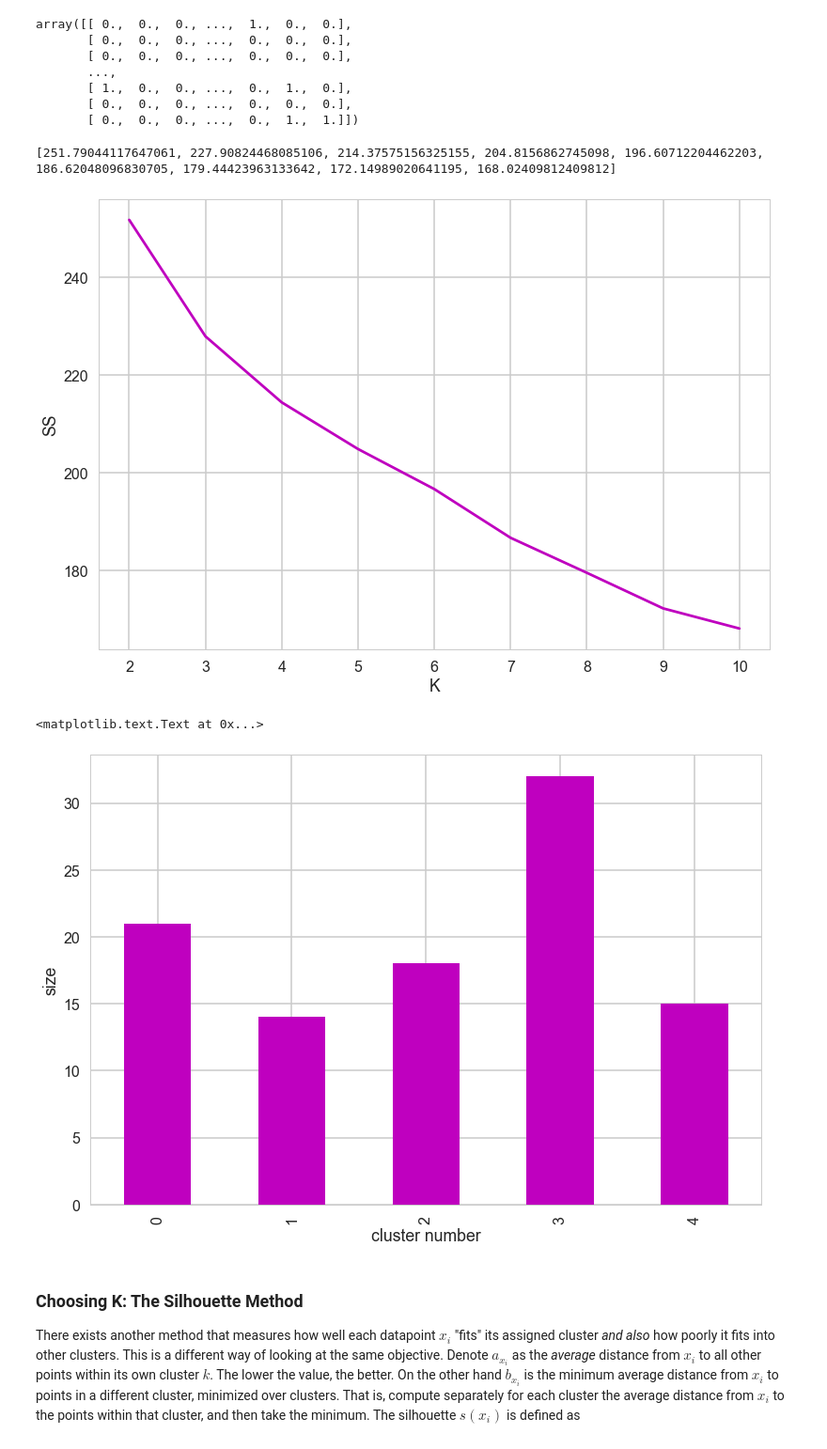
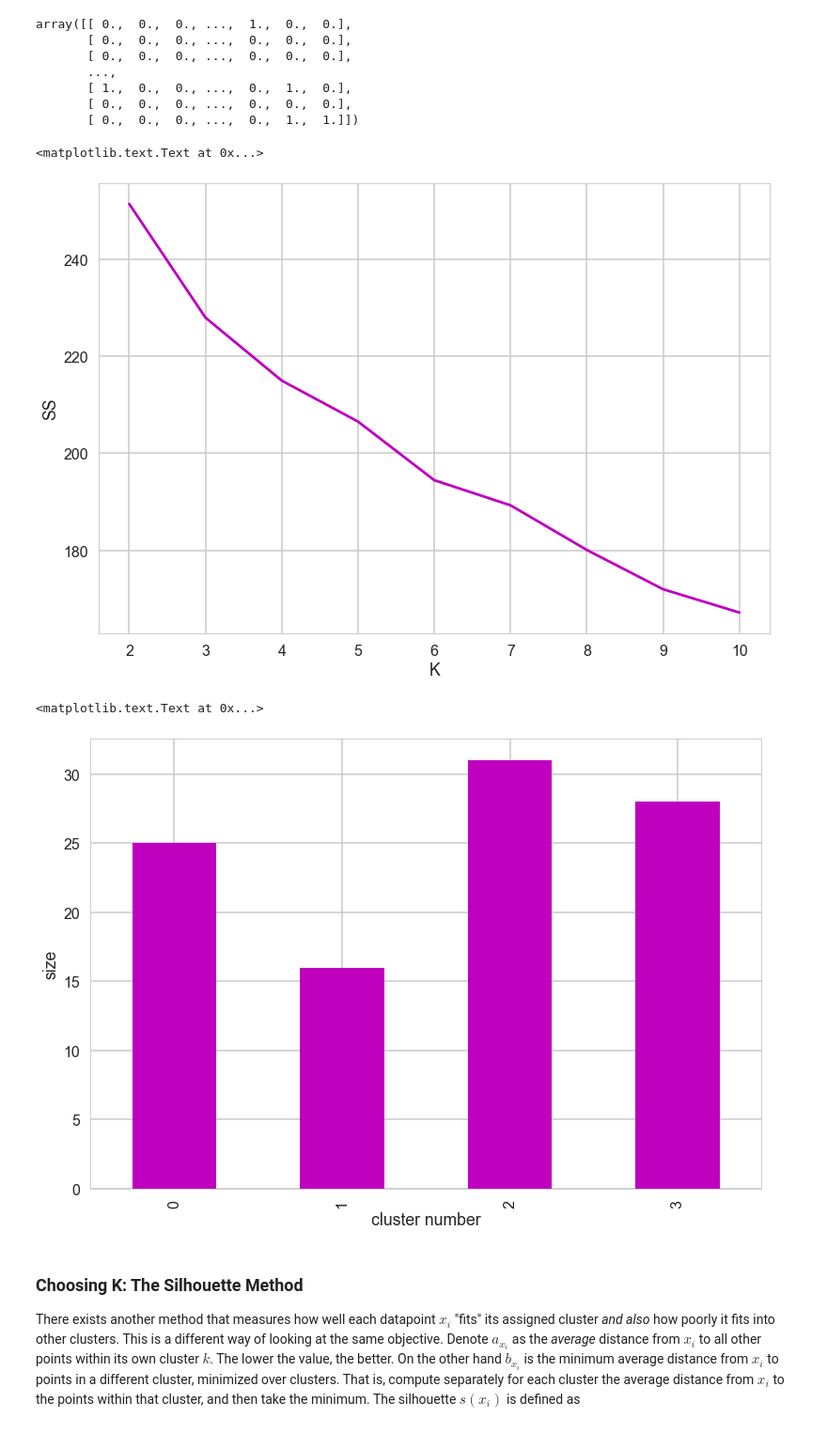
Before and after one commit to DrAugustine1981/Springboard, a Jupyter notebook: Mini_Project_Clustering.ipynb, the cells around one changed output. Shown: that part at 94% size. Saved outputs shown, nothing was run; the diff lists cells and outputs as text; code cells hidden in the pictures.

Commit message:
Clustering mini project

```diff
--- a/Mini_Project_Clustering.ipynb
+++ b/Mini_Project_Clustering.ipynb
@@ -135,27 +139,27 @@ array([[ 0.,  0.,  0., ...,  1.,  0.,  0.],
 K=list(range(2,11))
 y=[]
 for i in K:
-    kmeans=KMeans(n_clusters=i)
+    kmeans=KMeans(n_clusters=i, random_state=1, init='k-means++')
     kmeans.fit(x_cols)
+    labels=kmeans.labels_
     y.append(kmeans.inertia_)
 
 plt.plot(K ,y, color='m')
 plt.xlabel('K')
 plt.ylabel('SS')
-print(y)
 # %% [output]
-[251.79044117647061, 227.90824468085106, 214.37575156325155, 204.8156862745098, 196.60712204462203, 186.62048096830705, 179.44423963133642, 172.14989020641195, 168.02409812409812]
+<matplotlib.text.Text at 0x...>
-[figure, old version]
+[figure, new version]
 # %%
-## Elbow point where slope of line is lower = 5
-cluster=KMeans(n_clusters=5)
+## Elbow point where slope of line is lower = 4
+cluster=KMeans(n_clusters=4, random_state=1)
 matrix['cluster']=cluster.fit_predict(x_cols)
 matrix.cluster.value_counts().sort_index().plot(kind='bar', color='m')
 plt.xlabel('cluster number')
 plt.ylabel('size')
 # %% [output]
 <matplotlib.text.Text at 0x...>
-[figure, old version]
+[figure, new version]
 # %% [markdown]
 ### Choosing K: The Silhouette Method
 
```
Also changed, not shown: parts of 19 cells of this notebook.
